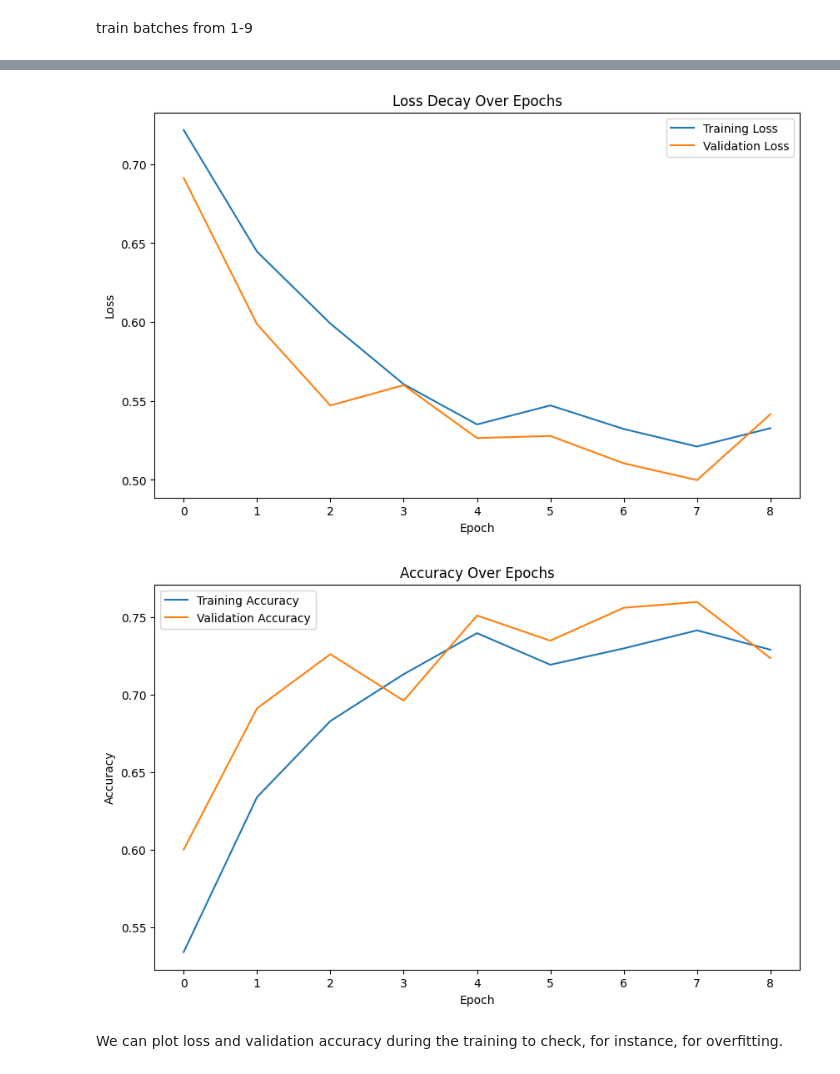
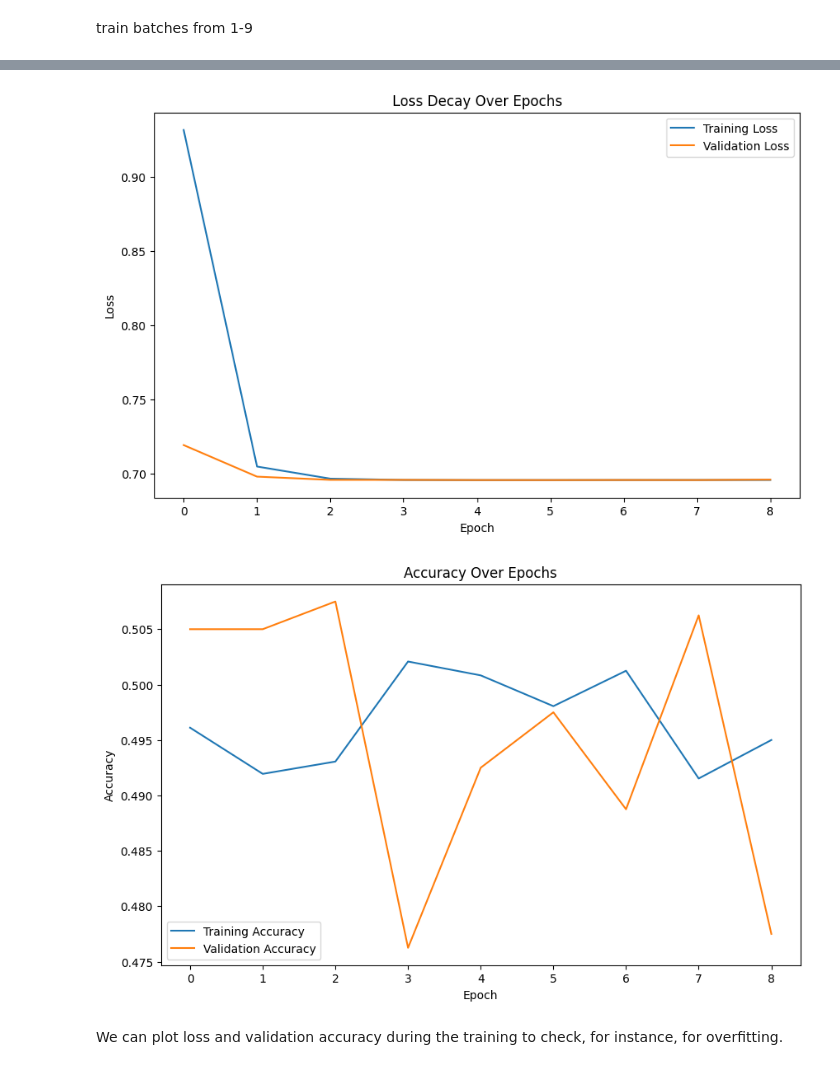
Before and after one commit to Djinho/EvoNet-CNN-Insight, a Jupyter notebook: Opt_1/Ancient_Strong/Bayes_opt_AS.ipynb, the cells around one changed output, grey strips where cells are left out. Cells and saved outputs as stored; diff of their text form; code cells hidden in the pictures.

```diff
--- a/Opt_1/Ancient_Strong/Bayes_opt_AS.ipynb
+++ b/Opt_1/Ancient_Strong/Bayes_opt_AS.ipynb
@@ -78,7 +78,7 @@ path = './'
 
 path_sim = './'
 # %%
-file_sim = ImaFile(simulations_folder=path_sim + 'AM/Simulations1', nr_samples=198, model_name='Marth-3epoch-CEU');
+file_sim = ImaFile(simulations_folder=path_sim + 'AS/Simulations1', nr_samples=198, model_name='Marth-3epoch-CEU');
 # %% [markdown]
 Populate an ImaGene object by specifying the variable to estimate (selection_coeff_hetero) and the number of data points per class. Use 8000 data points per class as an example.
 # %%
@@ -107,18 +107,21 @@ Build and compile the model.
 # %%
 
 
-# Define the CNN model based on the optimal parameters for Scenario AM
+import tensorflow as tf
+from tensorflow.keras import layers, models, regularizers, optimizers
+
+# Define the CNN model based on the optimal parameters for Scenario AS
 model = models.Sequential([
-    layers.Conv2D(filters=17, kernel_size=(3, 3), strides=1, activation='relu',
-                  kernel_regularizer=regularizers.l1_l2(l1=9.299115750707925e-06, l2=1.2459203031568373e-06),
+    layers.Conv2D(filters=54, kernel_size=(5, 5), strides=2, activation='relu',
+                  kernel_regularizer=regularizers.l1_l2(l1=0.00018717644475867604, l2=0.002469088212068545),
                   padding='valid', input_shape=gene_sim.data.shape[1:]),
     layers.MaxPooling2D(pool_size=(2, 2)),
-    layers.Conv2D(filters=93, kernel_size=(3, 3), strides=1, activation='relu',
-                  kernel_regularizer=regularizers.l1_l2(l1=9.299115750707925e-06, l2=1.2459203031568373e-06),
+    layers.Conv2D(filters=40, kernel_size=(5, 5), strides=2, activation='relu',
+                  kernel_regularizer=regularizers.l1_l2(l1=0.00018717644475867604, l2=0.002469088212068545),
                   padding='valid'),
     layers.MaxPooling2D(pool_size=(2, 2)),
-    layers.Conv2D(filters=106, kernel_size=(3, 3), strides=1, activation='relu',
-                  kernel_regularizer=regularizers.l1_l2(l1=9.299115750707925e-06, l2=1.2459203031568373e-06),
+    layers.Conv2D(filters=102, kernel_size=(5, 5), strides=2, activation='relu',
+                  kernel_regularizer=regularizers.l1_l2(l1=0.00018717644475867604, l2=0.002469088212068545),
                   padding='valid'),
     layers.MaxPooling2D(pool_size=(2, 2)),
     layers.Flatten(),
@@ -127,7 +130,7 @@ model = models.Sequential([
 ])
 
 # Compile the model with the specified learning rate
-adam_optimizer = optimizers.Adam(learning_rate=0.0001358195436069012)
+adam_optimizer = optimizers.Adam(learning_rate=0.000762901446995421)
 model.compile(optimizer=adam_optimizer,
               loss='binary_crossentropy',
               metrics=['accuracy'])
@@ -177,7 +180,7 @@ Non-trainable params: 0 (0.00 Byte)
 _________________________________________________________________
 [figure]
 # %%
-net_LCT = ImaNet(name='[C17+P][C93+P][C106+P]+D128+D1')
+net_LCT = ImaNet(name='[C54+P][C40+P][C102+P]+D128+D1')
 # %%
 from IPython.display import Javascript, display
 
@@ -209,7 +212,7 @@ i = 1
 while i < 10:
     print(i)
 
-    file_sim = ImaFile(simulations_folder=path_sim + 'AM/Simulations' + str(i), nr_samples=198, model_name='Marth-3epoch-CEU')
+    file_sim = ImaFile(simulations_folder=path_sim + 'AS/Simulations' + str(i), nr_samples=198, model_name='Marth-3epoch-CEU')
     gene_sim = file_sim.read_simulations(parameter_name='selection_coeff_hetero', max_nrepl=8000)
 
     gene_sim.filter_freq(0.01)
@@ -290,6 +293,6 @@ plt.show()
 Total epochs trained: 9
-[figure, old version]
+[figure, new version]
-[figure, old version]
+[figure, new version]
 # %% [markdown]
 We can plot loss and validation accuracy during the training to check, for instance, for overfitting.
 # %%
```
Also changed, not shown: parts of 15 cells of this notebook.
